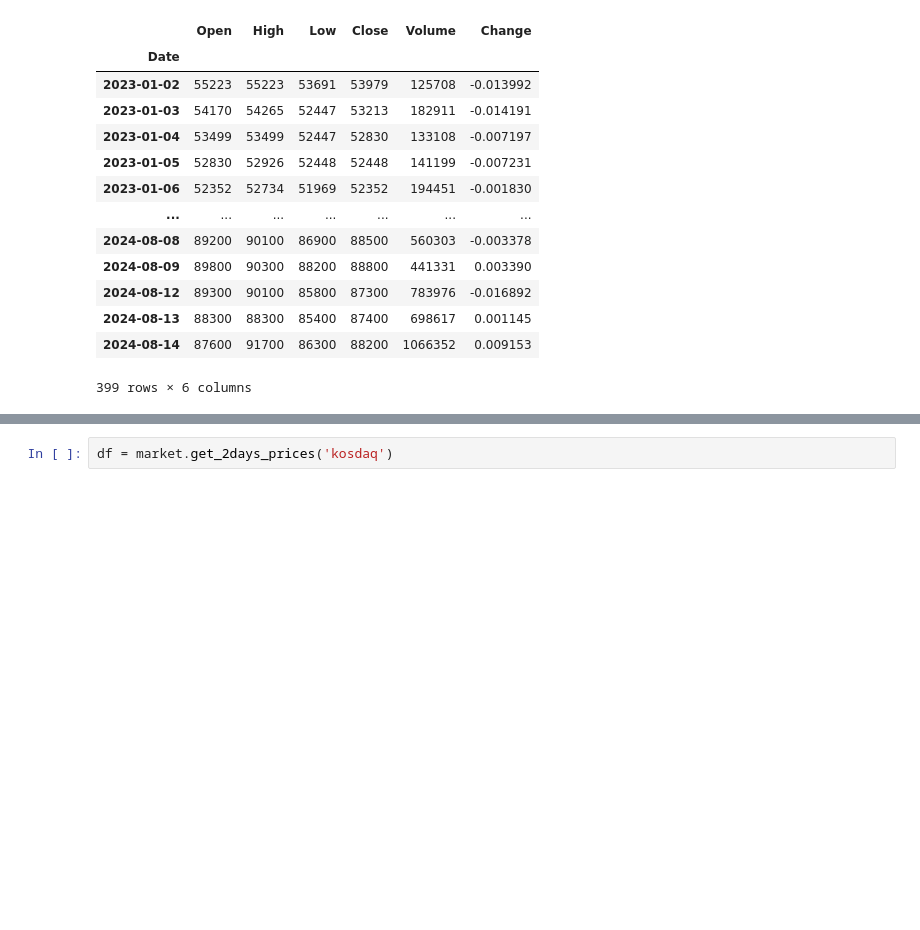
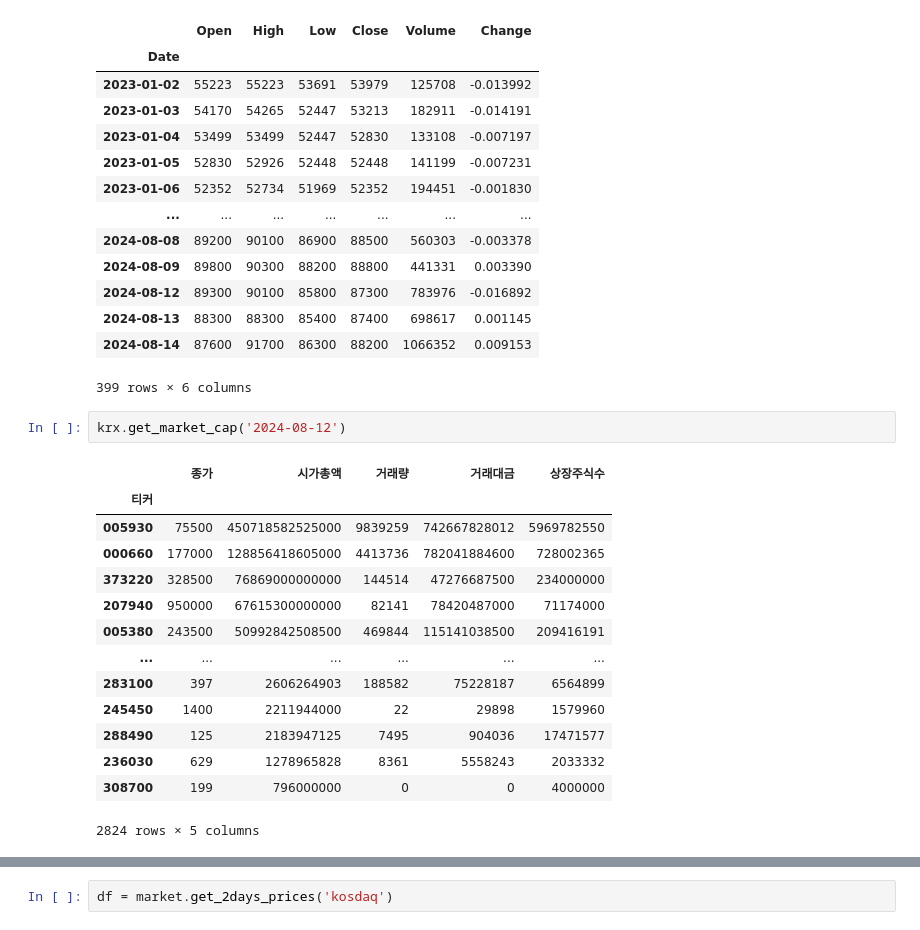
Before and after one commit to eisthf/market_analysis, a Jupyter notebook: test.ipynb, the cells around one changed output, grey strips where cells are left out. Cells and saved outputs as stored; diff of their text form; blank space fills up the shorter version.

Commit message:
added market cap

```diff
--- a/test.ipynb
+++ b/test.ipynb
@@ -23,3 +24,20 @@ fdr.DataReader('000100', '2023')
 | 2024-08-13 | 88300 | 88300 | 85400 | 87400 | 698617 | 0.001145 |
 | 2024-08-14 | 87600 | 91700 | 86300 | 88200 | 1066352 | 0.009153 |
 399 rows × 6 columns
+# %%
+krx.get_market_cap('2024-08-12')
+# %% [output]
+|  | 종가 | 시가총액 | 거래량 | 거래대금 | 상장주식수 |
+| 티커 |  |  |  |  |  |
+| 005930 | 75500 | 450718582525000 | 9839259 | 742667828012 | 5969782550 |
+| 000660 | 177000 | 128856418605000 | 4413736 | 782041884600 | 728002365 |
+| 373220 | 328500 | 76869000000000 | 144514 | 47276687500 | 234000000 |
+| 207940 | 950000 | 67615300000000 | 82141 | 78420487000 | 71174000 |
+| 005380 | 243500 | 50992842508500 | 469844 | 115141038500 | 209416191 |
+| ... | ... | ... | ... | ... | ... |
+| 283100 | 397 | 2606264903 | 188582 | 75228187 | 6564899 |
+| 245450 | 1400 | 2211944000 | 22 | 29898 | 1579960 |
+| 288490 | 125 | 2183947125 | 7495 | 904036 | 17471577 |
+| 236030 | 629 | 1278965828 | 8361 | 5558243 | 2033332 |
+| 308700 | 199 | 796000000 | 0 | 0 | 4000000 |
+2824 rows × 5 columns
```
Also changed, not shown: parts of 2 cells of this notebook, 2 other files.
